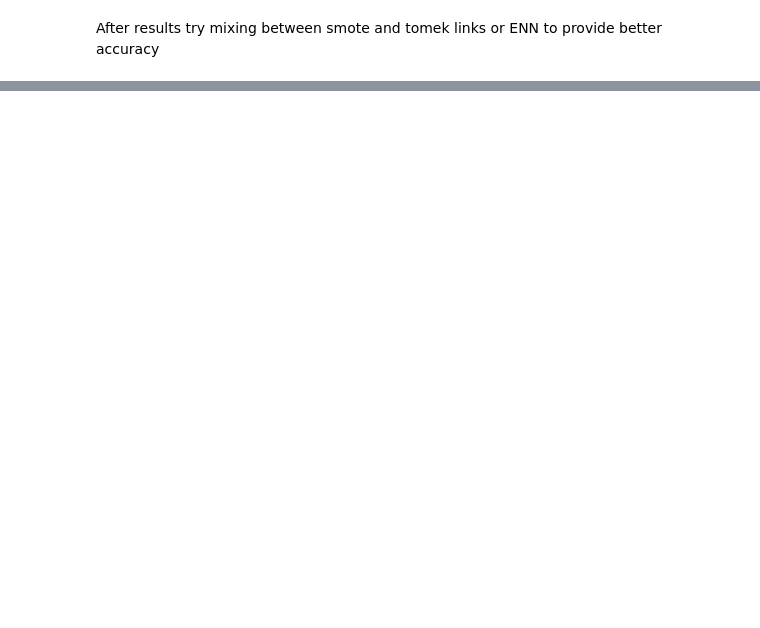
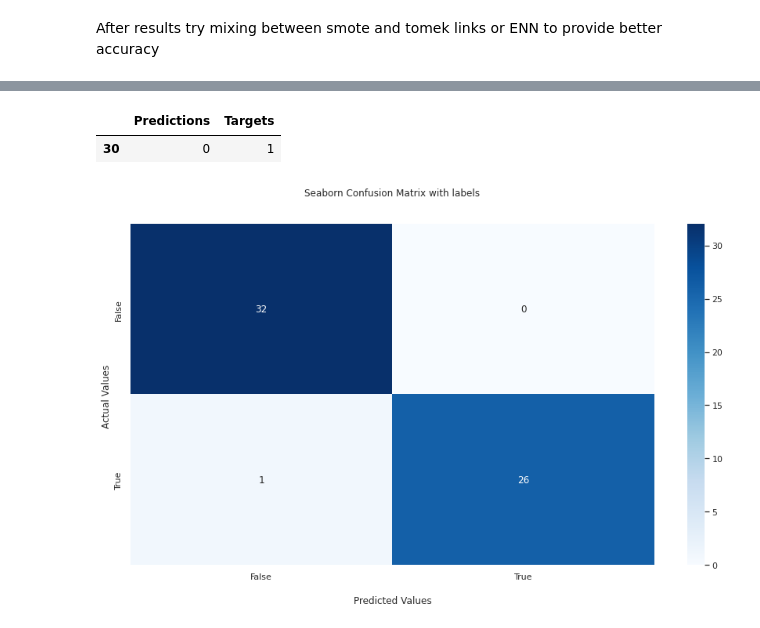
Before and after one commit to Bahaakhalled/Parkinsons-Disease-Classification, a Jupyter notebook: ParkinsonsClassification.ipynb, the cells around one changed output, grey strips where cells are left out. Cells and saved outputs as stored; diff of their text form; code cells hidden in the pictures; blank space fills up the shorter version.

```diff
--- a/ParkinsonsClassification.ipynb
+++ b/ParkinsonsClassification.ipynb
@@ -284,0 +402,2 @@ scale_smote
+# %%
+X_train, X_test, y_train, y_test=predictmodels(X_over,y_over)
@@ -284,0 +424,2 @@ scale_smote
+# %%
+best=Gridsrch(AdaBoostClassifier(random_state=3),2)
@@ -284,0 +432,4 @@ scale_smote
+# %%
+estimator=best.best_estimator_
+# %%
+preds=estimator.predict(X_test)
@@ -284,0 +441,19 @@ scale_smote
+# %%
+df_pf = pd.DataFrame(preds, columns=['Predictions'])
+df_pf['Targets'] = y_test.reset_index(drop=True)
+df_pf.loc[df_pf['Predictions']!=df_pf['Targets']]
+# %% [output]
+|  | Predictions | Targets |
+| 30 | 0 | 1 |
+# %%
+cm=confusion_matrix(y_test,preds)
+sns.set(rc = {'figure.figsize':(15,8)})
+ax = sns.heatmap(cm, annot=True, cmap='Blues')
+ax.set_title('Seaborn Confusion Matrix with labels\n\n');
+ax.set_xlabel('\nPredicted Values')
+ax.set_ylabel('Actual Values ');
+ax.xaxis.set_ticklabels(['False','True'])
+ax.yaxis.set_ticklabels(['False','True'])
+plt.show()
+# %% [output]
+[figure, added]
```
Also changed, not shown: parts of 60 cells of this notebook.
